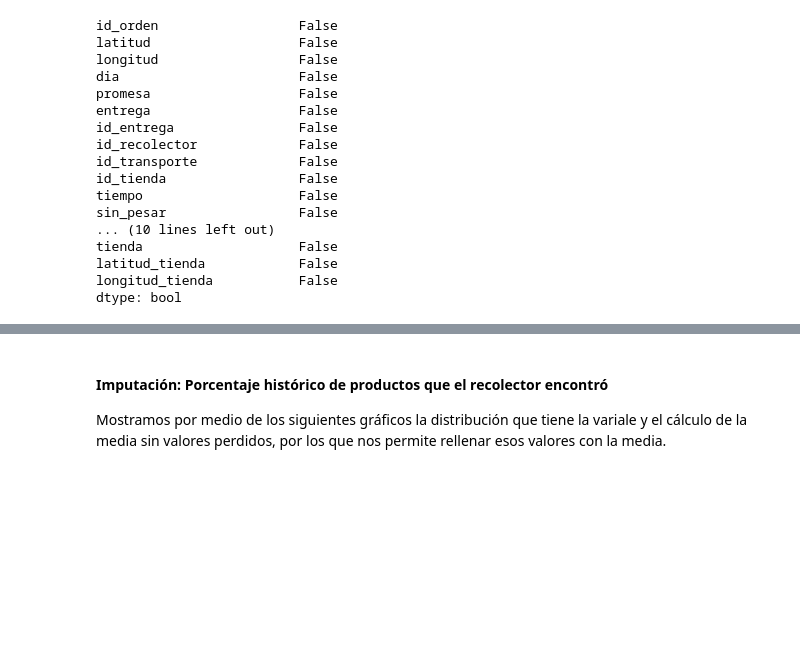
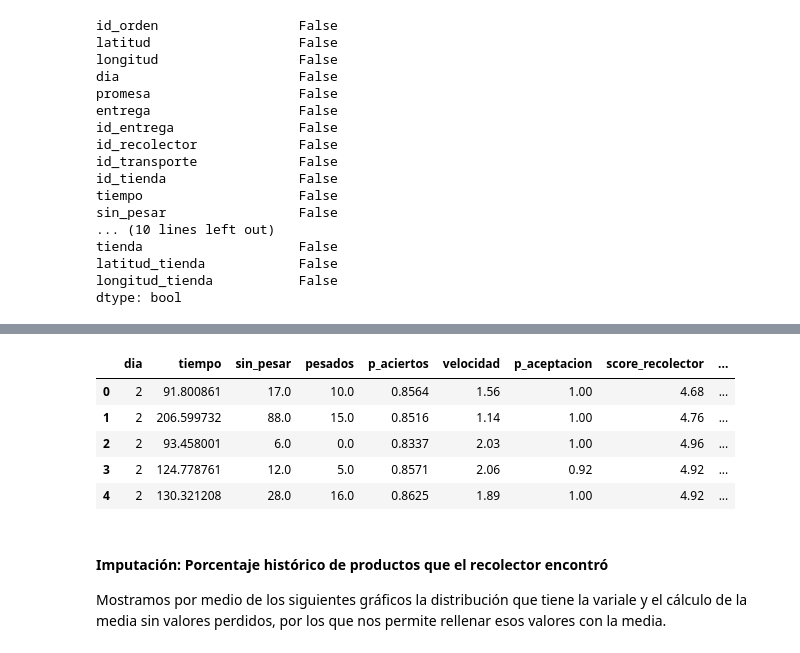
Before and after one commit to callejasv1/proyecto_oraculo, a Jupyter notebook: ProyectoV_Original.ipynb, the cells around one changed output, grey strips where cells are left out. Drawn from its saved outputs; the diff is of its cells as text; code cells hidden in the pictures; blank space fills up the shorter version.

Commit message:
Actualización dataset limpio

```diff
--- a/ProyectoV_Original.ipynb
+++ b/ProyectoV_Original.ipynb
@@ -452,3 +470,17 @@ dtype: bool
+# %%
+df.drop(columns=['id_orden', 'latitud', 'longitud', 'promesa', 'entrega', 'cantidad_total',
+                 'id_entrega', 'id_recolector', 'id_transporte', 'id_tienda', 'tienda',
+                 'latitud_tienda', 'longitud_tienda'], inplace=True)
+# %%
+#Dataset limpio para modelar
+df.head()
+# %% [output]
+|  | dia | tiempo | sin_pesar | pesados | p_aciertos | velocidad | p_aceptacion | score_recolector | ... |
+| 0 | 2 | 91.800861 | 17.0 | 10.0 | 0.8564 | 1.56 | 1.00 | 4.68 | ... |
+| 1 | 2 | 206.599732 | 88.0 | 15.0 | 0.8516 | 1.14 | 1.00 | 4.76 | ... |
+| 2 | 2 | 93.458001 | 6.0 | 0.0 | 0.8337 | 2.03 | 1.00 | 4.96 | ... |
+| 3 | 2 | 124.778761 | 12.0 | 5.0 | 0.8571 | 2.06 | 0.92 | 4.92 | ... |
+| 4 | 2 | 130.321208 | 28.0 | 16.0 | 0.8625 | 1.89 | 1.00 | 4.92 | ... |
 # %%
 #Creamos una copia del dataframe para hacer una eliminación de valores perdidos para posteriormente
 #calcular la media de los atributos que vamos a imputar
```
Also changed, not shown: parts of 6 cells of this notebook.
